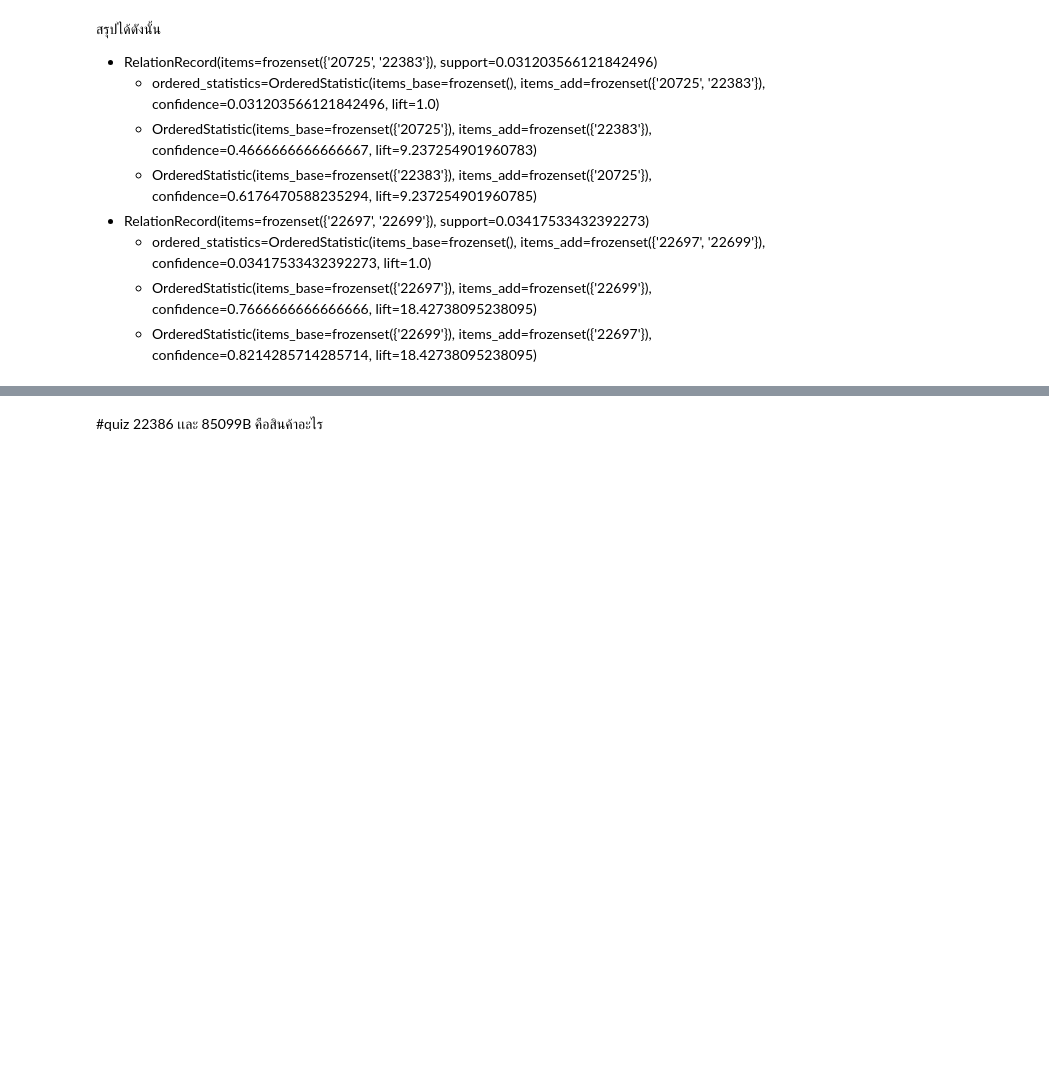
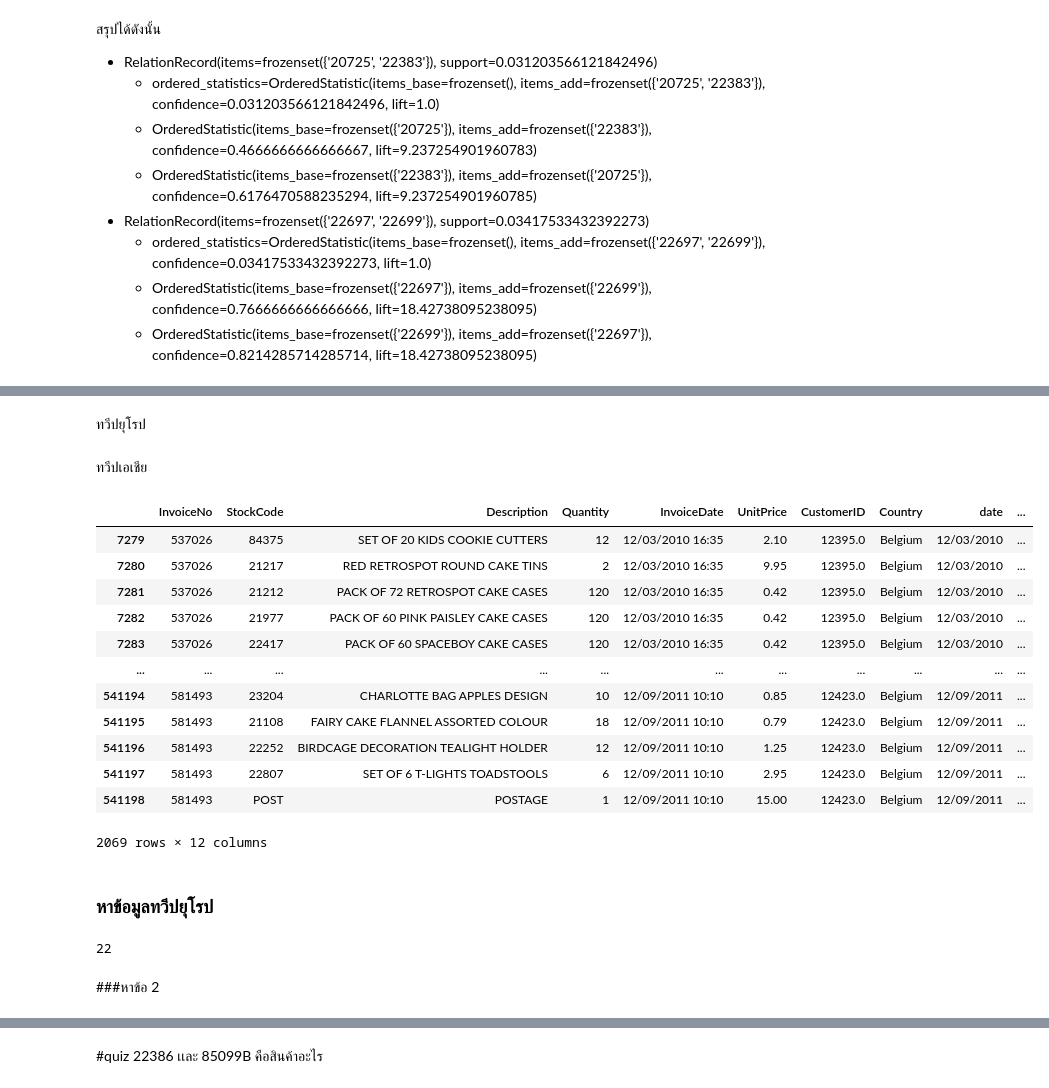
Before and after one commit to Tawanss/BSC_DPDM2023, a Jupyter notebook: Frequent_Patterns_(Association_Rules).ipynb, the cells around one changed output, grey strips where cells are left out. Cells and saved outputs as stored; diff of their text form; code cells hidden in the pictures; blank space fills up the shorter version.

```diff
--- a/Frequent_Patterns_(Association_Rules).ipynb
+++ b/Frequent_Patterns_(Association_Rules).ipynb
@@ -141,0 +276,6 @@ for i in frequentItemsetsC_and_N:
+# %% [markdown]
+ทวีปยุโรป
+# %%
+UP_country = ['Austria','Belgium','Cyprus','Czech Republic','Denmark','EIRE','European Community','Finland','France','Germany','Greece','Iceland','Italy','Lithuania','Malta','Netherlands','Norway','Poland','Portugal','Spain','Sweden','United Kingdom']
+# %% [markdown]
+ทวีปเอเชีย
@@ -141,0 +284,18 @@ for i in frequentItemsetsC_and_N:
+# %%
+a0=data_test[data_test['Country']==UP_country[0]]
+# %% [output]
+|  | InvoiceNo | StockCode | Description | Quantity | InvoiceDate | UnitPrice | CustomerID | Country | date | ... |
+| 7279 | 537026 | 84375 | SET OF 20 KIDS COOKIE CUTTERS | 12 | 12/03/2010 16:35 | 2.10 | 12395.0 | Belgium | 12/03/2010 | ... |
+| 7280 | 537026 | 21217 | RED RETROSPOT ROUND CAKE TINS | 2 | 12/03/2010 16:35 | 9.95 | 12395.0 | Belgium | 12/03/2010 | ... |
+| 7281 | 537026 | 21212 | PACK OF 72 RETROSPOT CAKE CASES | 120 | 12/03/2010 16:35 | 0.42 | 12395.0 | Belgium | 12/03/2010 | ... |
+| 7282 | 537026 | 21977 | PACK OF 60 PINK PAISLEY CAKE CASES | 120 | 12/03/2010 16:35 | 0.42 | 12395.0 | Belgium | 12/03/2010 | ... |
+| 7283 | 537026 | 22417 | PACK OF 60 SPACEBOY CAKE CASES | 120 | 12/03/2010 16:35 | 0.42 | 12395.0 | Belgium | 12/03/2010 | ... |
+| ... | ... | ... | ... | ... | ... | ... | ... | ... | ... | ... |
+| 541194 | 581493 | 23204 | CHARLOTTE BAG APPLES DESIGN | 10 | 12/09/2011 10:10 | 0.85 | 12423.0 | Belgium | 12/09/2011 | ... |
+| 541195 | 581493 | 21108 | FAIRY CAKE FLANNEL ASSORTED COLOUR | 18 | 12/09/2011 10:10 | 0.79 | 12423.0 | Belgium | 12/09/2011 | ... |
+| 541196 | 581493 | 22252 | BIRDCAGE DECORATION TEALIGHT HOLDER | 12 | 12/09/2011 10:10 | 1.25 | 12423.0 | Belgium | 12/09/2011 | ... |
+| 541197 | 581493 | 22807 | SET OF 6 T-LIGHTS TOADSTOOLS | 6 | 12/09/2011 10:10 | 2.95 | 12423.0 | Belgium | 12/09/2011 | ... |
+| 541198 | 581493 | POST | POSTAGE | 1 | 12/09/2011 10:10 | 15.00 | 12423.0 | Belgium | 12/09/2011 | ... |
+2069 rows × 12 columns
+# %% [markdown]
+### หาข้อมูลทวีปยุโรป
@@ -141,0 +307,6 @@ for i in frequentItemsetsC_and_N:
+# %%
+len(set(EU_data['Country']))
+# %% [output]
+22
+# %% [markdown]
+###หาข้อ 2
```
Also changed, not shown: parts of 42 cells of this notebook.
